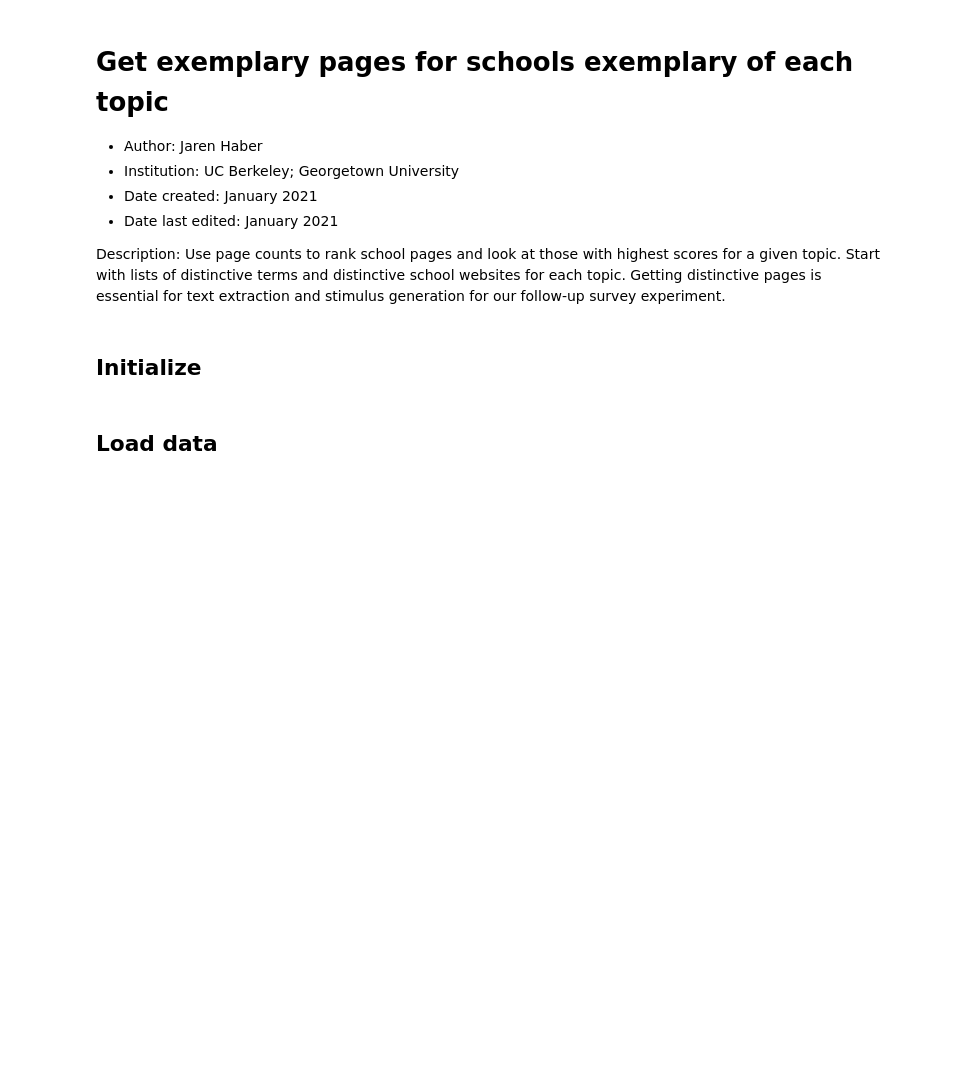
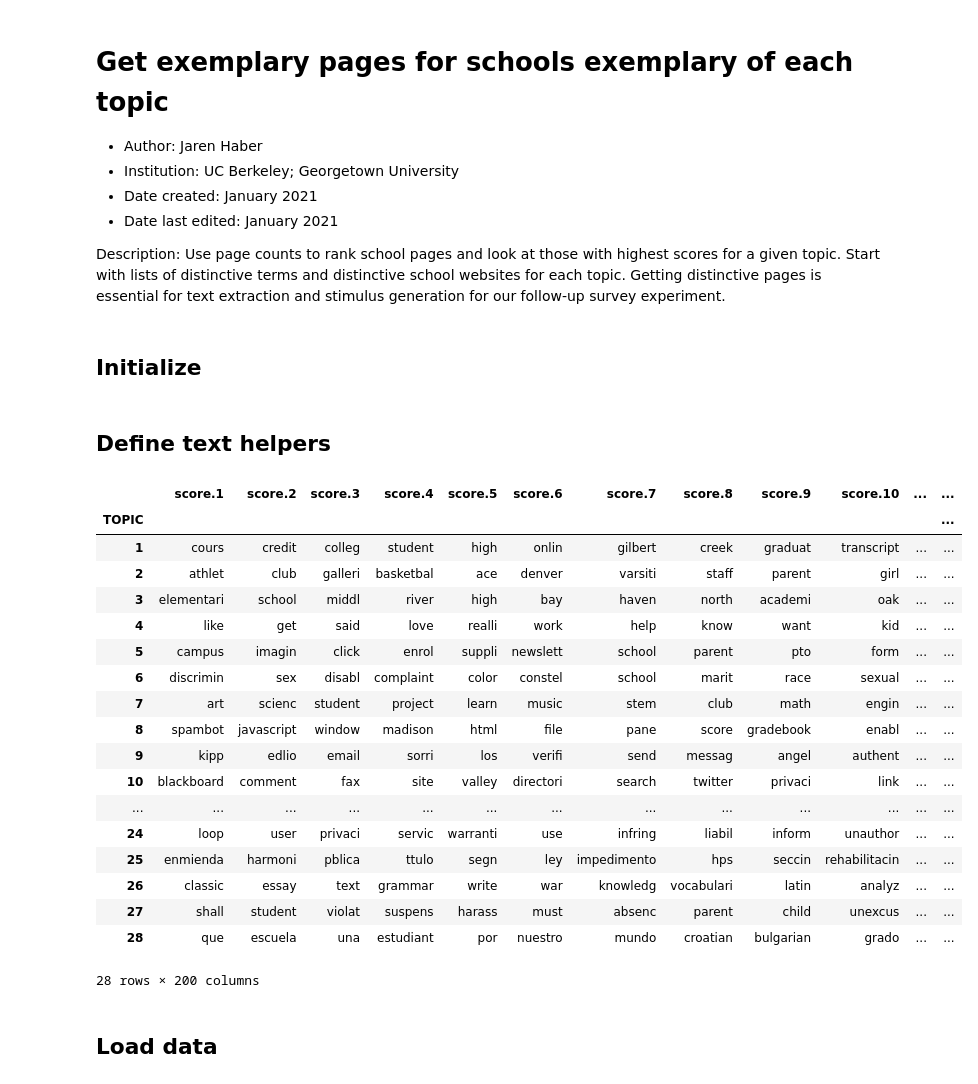
Before and after one commit to comp-strat/text_analysis, a Jupyter notebook: filter_top_pages/get_top_pages_by_topic.ipynb, the cells around one changed output. Saved outputs shown, nothing was run; the diff lists cells and outputs as text; code cells hidden in the pictures; blank space fills up the shorter version.

```diff
--- a/filter_top_pages/get_top_pages_by_topic.ipynb
+++ b/filter_top_pages/get_top_pages_by_topic.ipynb
@@ -45,0 +50,2 @@ topwords_paths = [fp for fp in os.listdir(root + "text_analysis/topic_modeling/"
+# %% [markdown]
+## Define text helpers
@@ -46,3 +114,36 @@ topwords_paths = [fp for fp in os.listdir(root + "text_analysis/topic_modeling/"
+# %%
+# Read in distinctive words for each selected topic.
+# We have 4 metrics for distinctiveness: score, prob, frex, and lift
+topwords_dfs = [pd.read_csv(
+    root + "text_analysis/topic_modeling/" + fp, low_memory = False)
+                for fp in topwords_paths]
+
+# Merge these DFs by row
+topwords_df = pd.concat([
+    df.rename(columns = {"Unnamed: 0":"TOPIC"}).set_index(keys = "TOPIC")
+    for df in topwords_dfs], axis=1)
+
+topwords_df
+# %% [output]
+|  | score.1 | score.2 | score.3 | score.4 | score.5 | score.6 | score.7 | score.8 | score.9 | score.10 | ... | ... |
+| TOPIC |  |  |  |  |  |  |  |  |  |  |  | ... |
+| 1 | cours | credit | colleg | student | high | onlin | gilbert | creek | graduat | transcript | ... | ... |
+| 2 | athlet | club | galleri | basketbal | ace | denver | varsiti | staff | parent | girl | ... | ... |
+| 3 | elementari | school | middl | river | high | bay | haven | north | academi | oak | ... | ... |
+| 4 | like | get | said | love | realli | work | help | know | want | kid | ... | ... |
+| 5 | campus | imagin | click | enrol | suppli | newslett | school | parent | pto | form | ... | ... |
+| 6 | discrimin | sex | disabl | complaint | color | constel | school | marit | race | sexual | ... | ... |
+| 7 | art | scienc | student | project | learn | music | stem | club | math | engin | ... | ... |
+| 8 | spambot | javascript | window | madison | html | file | pane | score | gradebook | enabl | ... | ... |
+| 9 | kipp | edlio | email | sorri | los | verifi | send | messag | angel | authent | ... | ... |
+| 10 | blackboard | comment | fax | site | valley | directori | search | twitter | privaci | link | ... | ... |
+| ... | ... | ... | ... | ... | ... | ... | ... | ... | ... | ... | ... | ... |
+| 24 | loop | user | privaci | servic | warranti | use | infring | liabil | inform | unauthor | ... | ... |
+| 25 | enmienda | harmoni | pblica | ttulo | segn | ley | impedimento | hps | seccin | rehabilitacin | ... | ... |
+| 26 | classic | essay | text | grammar | write | war | knowledg | vocabulari | latin | analyz | ... | ... |
+| 27 | shall | student | violat | suspens | harass | must | absenc | parent | child | unexcus | ... | ... |
+| 28 | que | escuela | una | estudiant | por | nuestro | mundo | croatian | bulgarian | grado | ... | ... |
+28 rows × 200 columns
 # %% [markdown]
 ## Load data
 # %%
```
Also changed, not shown: parts of 17 cells of this notebook, 1 other file.
